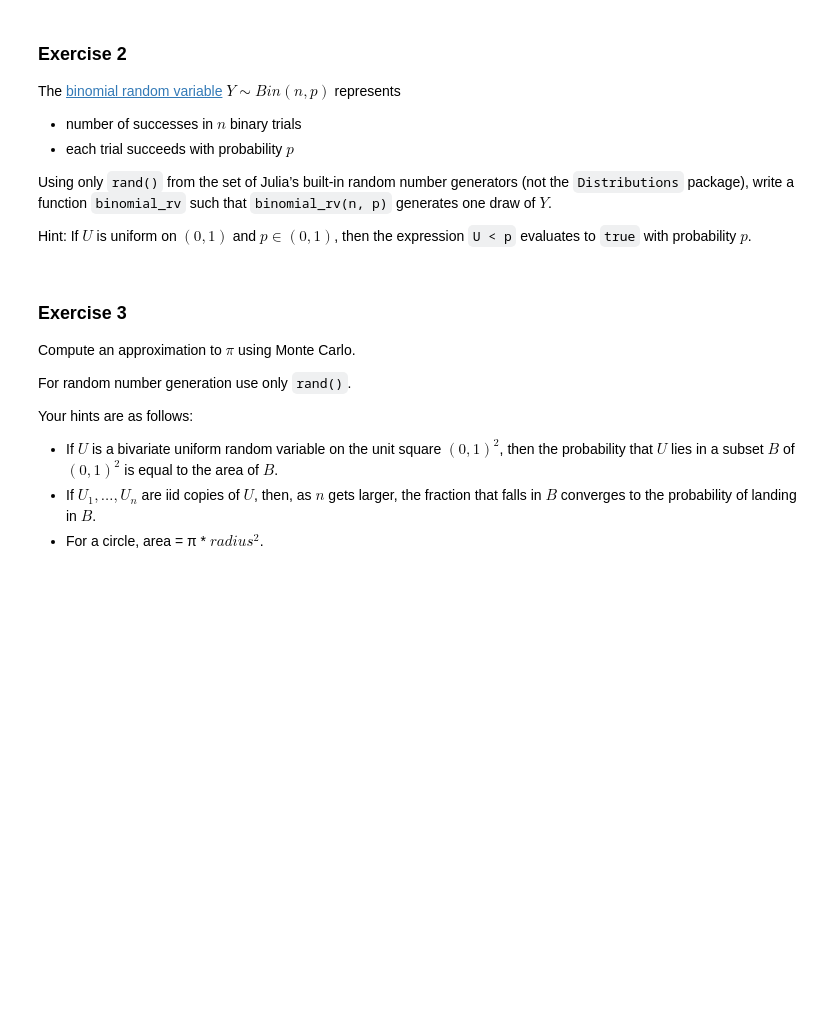
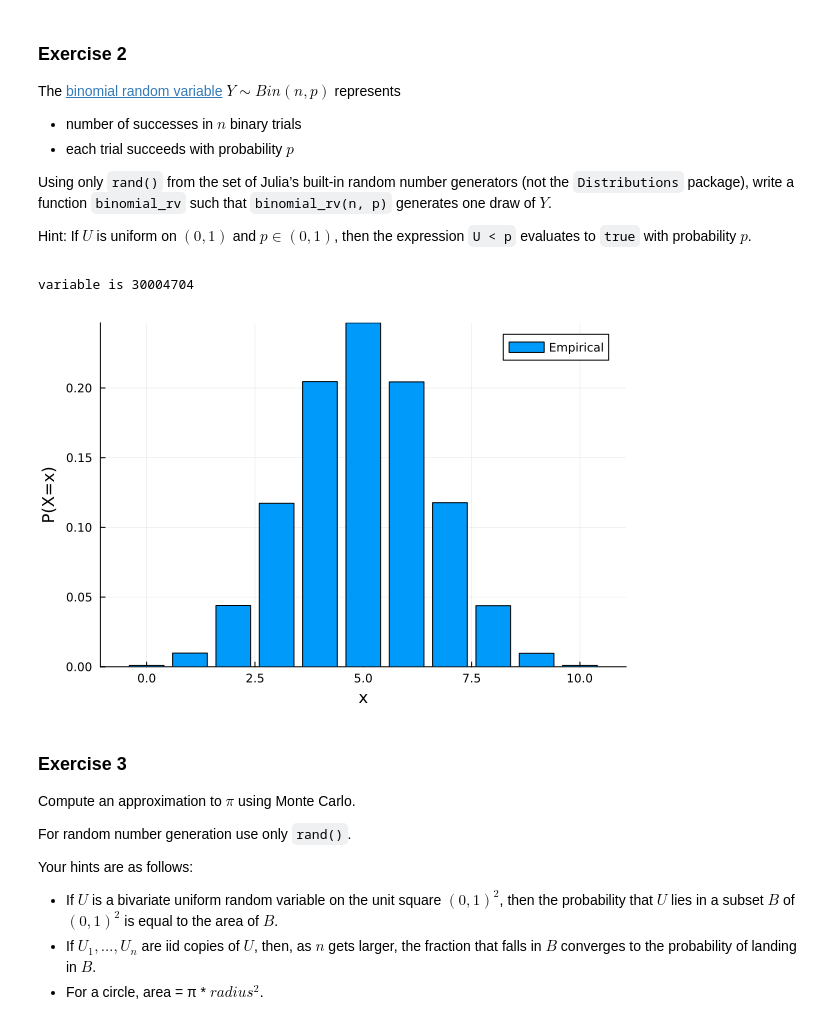
Before and after one commit to Kelvin-xing/lecture-julia.notebooks, a Jupyter notebook: 1_getting_started_julia/2_julia_by_example.ipynb, the cells around one changed output. Drawn from its saved outputs; the diff is of its cells as text; code cells hidden in the pictures; blank space fills up the shorter version.

```diff
--- a/1_getting_started_julia/2_julia_by_example.ipynb
+++ b/1_getting_started_julia/2_julia_by_example.ipynb
@@ -773,6 +868,57 @@ Hint: If $ U $ is uniform on $ (0, 1) $ and $ p \in (0,1) $, then the expression
 
 
 <a id='jbe-ex3'></a>
+# %%
+# function binomial_rv(n,p)
+#     trial = zeros(n)
+#     for i in eachindex(trial)
+#         case = rand()
+#         trial[i] = (case<p)
+#     end
+#     return mean(trial)
+# end
+
+binomial_rv(n,p) = sum(rand(n) .< p)
+n = 100000000
+p = 0.3
+y = binomial_rv(n,p)
+println("variable is $y")
+# %% [output]
+variable is 30004704
+# %%
+using Plots, Distributions
+
+function binomial_rv(n, p)
+    count = 0
+    for i in 1:n
+        count += rand() < p
+    end
+    return count
+end
+
+function test_binomial_rv(n, p, num_samples)
+    # Generate a large number of binomial random variables
+    samples = [binomial_rv(n, p) for i in 1:num_samples]
+
+    # Compute the empirical probabilities
+    counts = zeros(n+1)
+    for x in samples
+        counts[x+1] += 1
+    end
+    probs = counts / num_samples
+
+    # Compute the theoretical probabilities
+    # binomial_probs = [binomial(n, p, k) for k in 0:n]
+
+    # Plot the results
+    x = 0:n
+    bar(x, probs, xlabel="x", ylabel="P(X=x)", label="Empirical")
+    # plot!(x, binomial_probs, label="Binomial", lw=2, seriestype=:steppre)
+end
+
+test_binomial_rv(10, 0.5, 100000)
+# %% [output]
+[figure, added]
 # %% [markdown]
 ### Exercise 3
 
```
Also changed, not shown: parts of 38 cells of this notebook, 4 other files.
